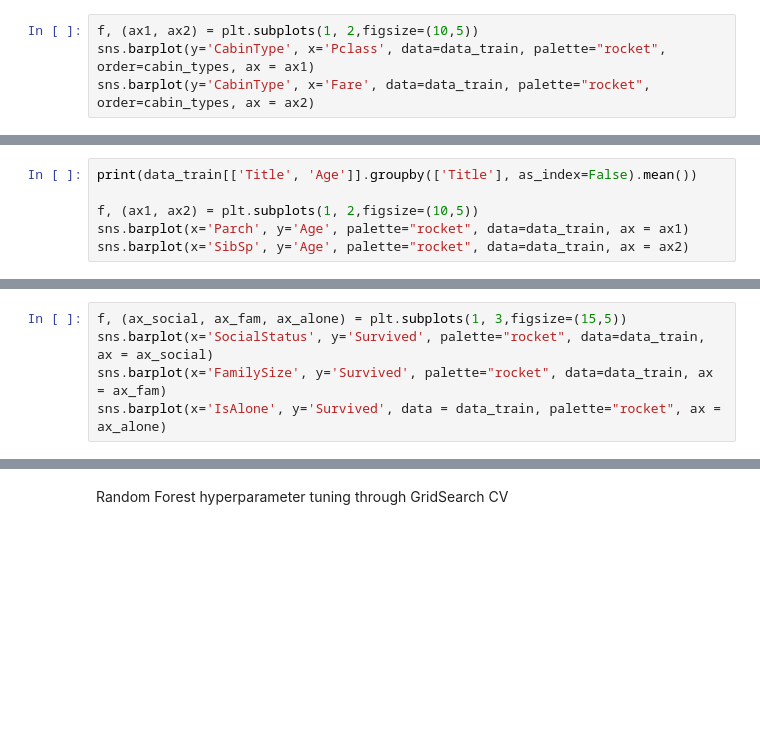
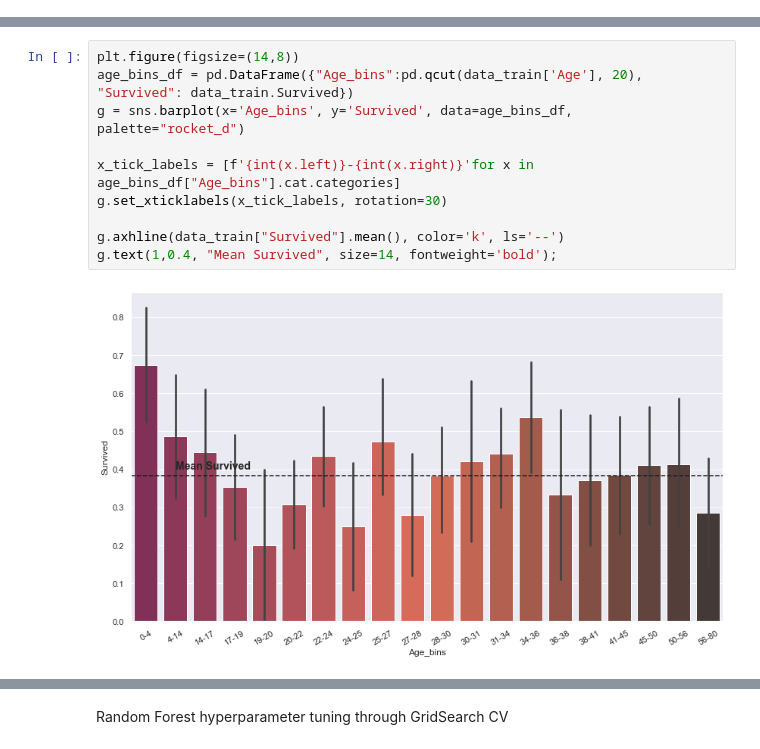
Before and after one commit to henriquebferreira/titanic-kaggle, a Jupyter notebook: predicting-titanic-survivors.ipynb, the cells around one changed output, grey strips where cells are left out. Saved outputs shown, nothing was run; the diff lists cells and outputs as text; blank space fills up the shorter version.

```diff
--- a/predicting-titanic-survivors.ipynb
+++ b/predicting-titanic-survivors.ipynb
@@ -153,4 +0,0 @@ cabin_types.sort() # sort by alphabetically order (important for visualization p
-# %%
-f, (ax1, ax2) = plt.subplots(1, 2,figsize=(10,5))
-sns.barplot(y='CabinType', x='Pclass', data=data_train, palette="rocket", order=cabin_types, ax = ax1)
-sns.barplot(y='CabinType', x='Fare', data=data_train, palette="rocket", order=cabin_types, ax = ax2)
@@ -244,6 +0,0 @@ Fill missing values for age and other features (use kneighbors for age probably)
-# %%
-print(data_train[['Title', 'Age']].groupby(['Title'], as_index=False).mean())
-
-f, (ax1, ax2) = plt.subplots(1, 2,figsize=(10,5))
-sns.barplot(x='Parch', y='Age', palette="rocket", data=data_train, ax = ax1)
-sns.barplot(x='SibSp', y='Age', palette="rocket", data=data_train, ax = ax2)
@@ -416,5 +0,0 @@ data_train.loc[:, ['SocialStatus', 'Pclass', 'Fare']].head(10)
-# %%
-f, (ax_social, ax_fam, ax_alone) = plt.subplots(1, 3,figsize=(15,5))
-sns.barplot(x='SocialStatus', y='Survived', palette="rocket", data=data_train, ax = ax_social)
-sns.barplot(x='FamilySize', y='Survived', palette="rocket", data=data_train, ax = ax_fam)
-sns.barplot(x='IsAlone', y='Survived', data = data_train, palette="rocket", ax = ax_alone)
@@ -510,0 +172,12 @@ Index(['Pclass', 'Sex', 'Age', 'Title', 'SocialStatus', 'FamilySize'], dtype='ob
+# %%
+plt.figure(figsize=(14,8))
+age_bins_df = pd.DataFrame({"Age_bins":pd.qcut(data_train['Age'], 20), "Survived": data_train.Survived})
+g = sns.barplot(x='Age_bins', y='Survived', data=age_bins_df, palette="rocket_d")
+
+x_tick_labels = [f'{int(x.left)}-{int(x.right)}'for x in age_bins_df["Age_bins"].cat.categories]
+g.set_xticklabels(x_tick_labels, rotation=30)
+
+g.axhline(data_train["Survived"].mean(), color='k', ls='--')
+g.text(1,0.4, "Mean Survived", size=14, fontweight='bold');
+# %% [output]
+[figure, added]
```
Also changed, not shown: parts of 131 cells of this notebook, 3 other files.
